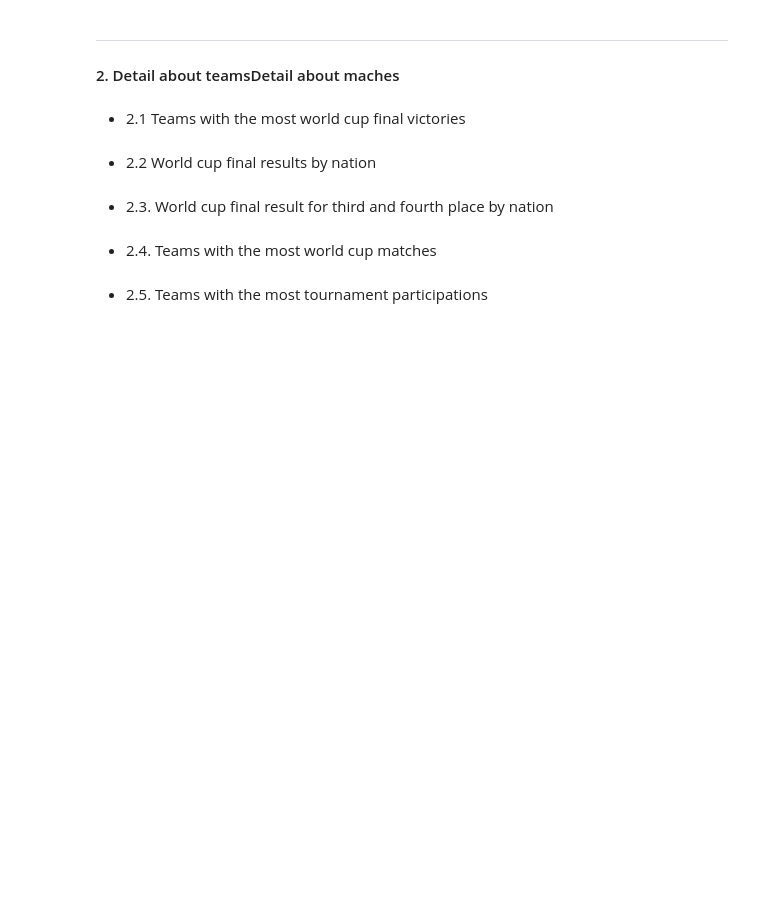
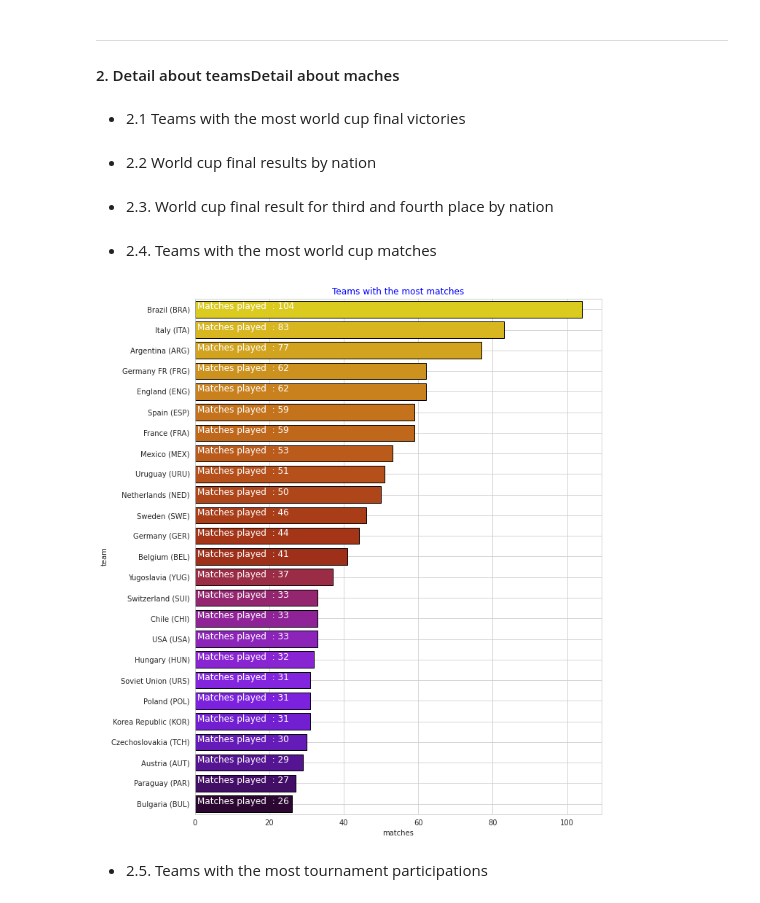
Before and after one commit to natuan310/w3-Data-Analysis-WorldCup-Dataset, a Jupyter notebook: Tee.ipynb, the cells around one changed output. Cells and saved outputs as stored; diff of their text form; code cells hidden in the pictures; blank space fills up the shorter version.

```diff
--- a/Tee.ipynb
+++ b/Tee.ipynb
@@ -391,5 +412,22 @@ plt.show()
 - 2.3. World cup final result for third and fourth place by nation
 # %% [markdown]
 - 2.4. Teams with the most world cup matches
+# %%
+ht = mch["Home Team Name"].value_counts().reset_index()
+ht.columns = ["team","matches"]
+at = mch["Away Team Name"].value_counts().reset_index()
+at.columns = ["team","matches"]
+mt = pd.concat([ht,at],axis=0)
+mt = mt.groupby("team")["matches"].sum().reset_index().sort_values(by="matches",ascending=False)
+
+plt.figure(figsize=(10,13))
+ax = sns.barplot("matches","team",data=mt[:25],palette="gnuplot_r",
+                 linewidth=1,edgecolor="k"*25)
+plt.grid(True)
+plt.title("Teams with the most matches",color='b')
+for i,j in enumerate("Matches played  : " + mt["matches"][:25].astype(str)):
+    ax.text(.7,i,j,fontsize=12,color="white")
+# %% [output]
+[figure, added]
 # %% [markdown]
 - 2.5. Teams with the most tournament participations
```
Also changed, not shown: parts of 7 cells of this notebook.
